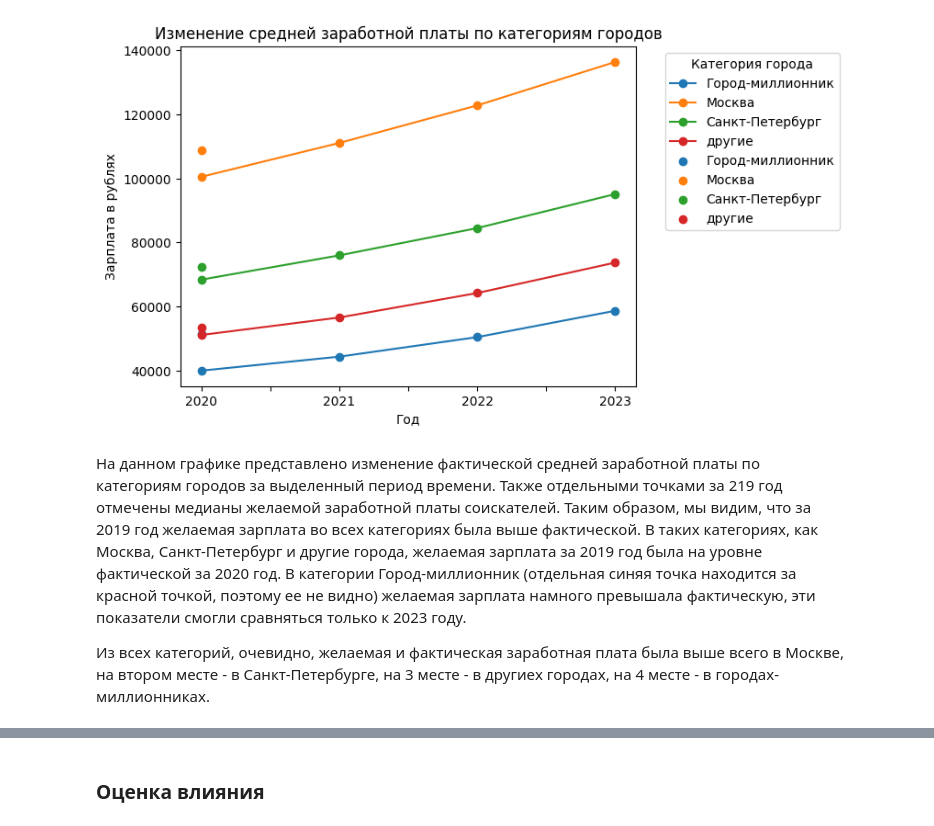
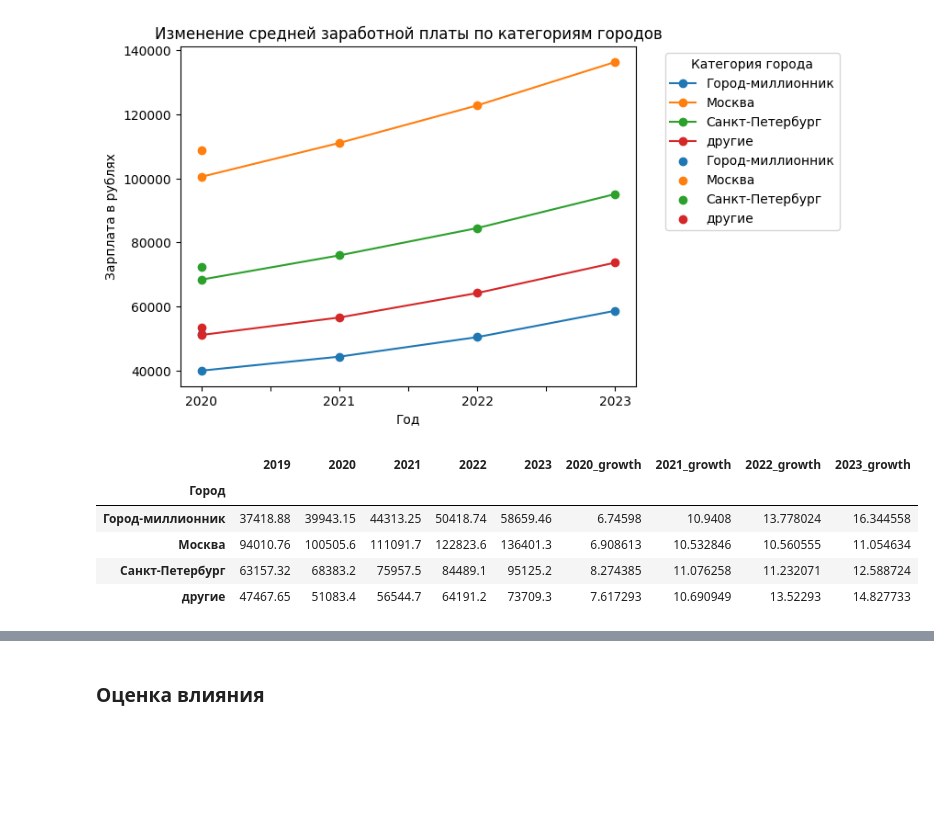
Before and after one commit to ekaterinakaz4255/Data_Analysis, a Jupyter notebook: Project-1. Ноутбук-шаблон.ipynb, the cells around one changed output, grey strips where cells are left out. Drawn from its saved outputs; the diff is of its cells as text; code cells hidden in the pictures; blank space fills up the shorter version.

```diff
--- a/Project-1. Ноутбук-шаблон.ipynb
+++ b/Project-1. Ноутбук-шаблон.ipynb
@@ -1220,7 +1220,18 @@ plt.legend(title='Категория города', bbox_to_anchor=(1.05, 1), lo
 plt.show()
 # %% [output]
 [figure]
-# %% [markdown]
-На данном графике представлено изменение фактической средней заработной платы по категориям городов за выделенный период времени. Также отдельными точками за 219 год отмечены медианы желаемой заработной платы соискателей. Таким образом, мы видим, что за 2019 год желаемая зарплата во всех категориях была выше фактической. В таких категориях, как Москва, Санкт-Петербург и другие города, желаемая зарплата за 2019 год была на уровне фактической за 2020 год. В категории Город-миллионник (отдельная синяя точка находится за красной точкой, поэтому ее не видно) желаемая зарплата намного превышала фактическую, эти показатели смогли сравняться только к 2023 году.
-
-Из всех категорий, очевидно, желаемая и фактическая заработная плата была выше всего в Москве, на втором месте - в Санкт-Петербурге, на 3 месте - в другиех городах, на 4 месте - в городах-миллионниках.
+# %%
+# Вычисление ежегодного процентного прироста
+for year in range(2020, 2024):
+    prev_year = str(year - 1)
+    curr_year = str(year)
+    grouped_data[curr_year + '_growth'] = ((grouped_data[curr_year] - grouped_data[prev_year]) / grouped_data[prev_year]) * 100
+
+grouped_data.head()
+# %% [output]
+|  | 2019 | 2020 | 2021 | 2022 | 2023 | 2020_growth | 2021_growth | 2022_growth | 2023_growth |
+| Город |  |  |  |  |  |  |  |  |  |
+| Город-миллионник | 37418.88 | 39943.15 | 44313.25 | 50418.74 | 58659.46 | 6.74598 | 10.9408 | 13.778024 | 16.344558 |
+| Москва | 94010.76 | 100505.6 | 111091.7 | 122823.6 | 136401.3 | 6.908613 | 10.532846 | 10.560555 | 11.054634 |
+| Санкт-Петербург | 63157.32 | 68383.2 | 75957.5 | 84489.1 | 95125.2 | 8.274385 | 11.076258 | 11.232071 | 12.588724 |
+| другие | 47467.65 | 51083.4 | 56544.7 | 64191.2 | 73709.3 | 7.617293 | 10.690949 | 13.52293 | 14.827733 |
```
Also changed, not shown: parts of 12 cells of this notebook.
